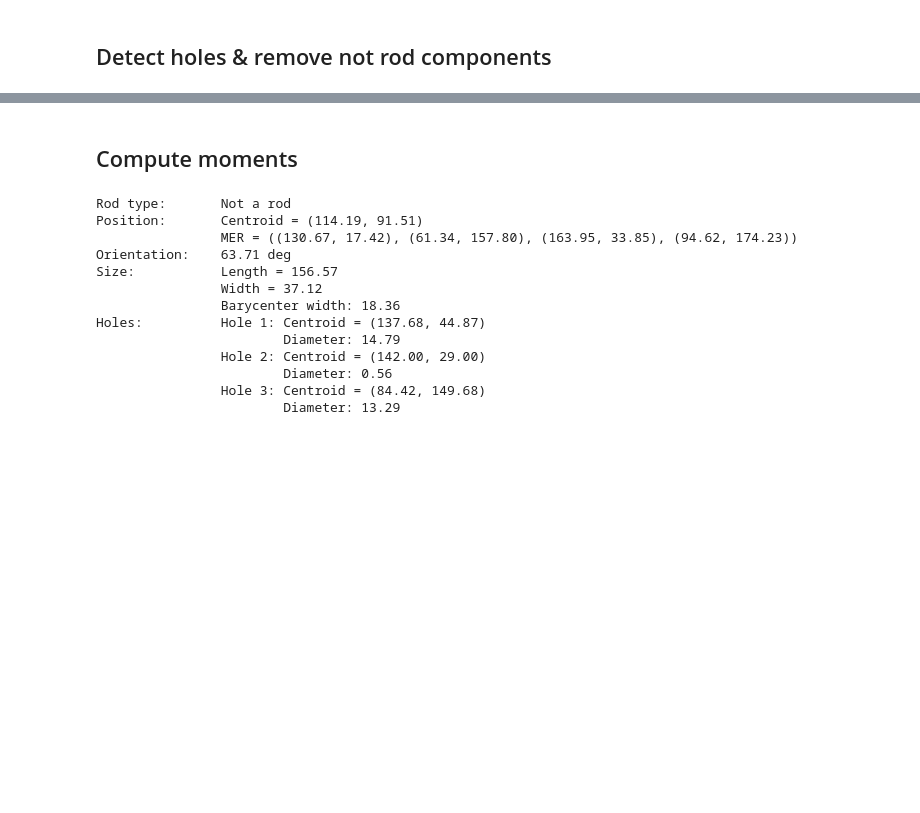
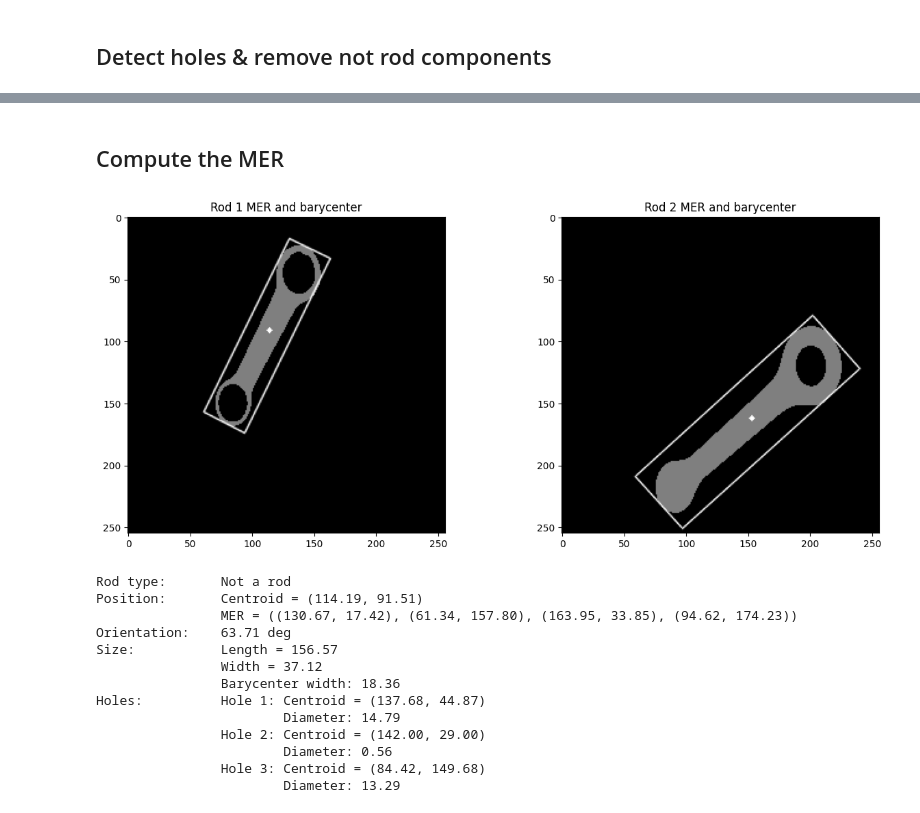
Before and after one commit to matteoperiani2/rod_analysis, a Jupyter notebook: project.ipynb, the cells around one changed output, grey strips where cells are left out. Drawn from its saved outputs; the diff is of its cells as text; code cells hidden in the pictures; blank space fills up the shorter version.

```diff
--- a/project.ipynb
+++ b/project.ipynb
@@ -276,5 +303,5 @@ plt.show()
 # %% [markdown]
-## Compute moments
+## Compute the MER
 # %%
 def compute_theta(moments):
     if (moments['mu20'] - moments['mu02']) == 0:
@@ -412,6 +439,54 @@ def get_barycenter_width(component, angle, centroid):
     wb_points = [wb_1, wb_2]
 
     return wb_points, width
+# %%
+rods_mer = []
+good_components = []
+good_centroids = []
+
+# just for visualization purpose
+fig, axs = plt.subplots(1,len(components), figsize=(15, 6))
+
+for idx, comp in enumerate(components):
+
+    num_labels_c, labels_c, stats_c, centroids_c = cv2.connectedComponentsWithStats(255 - comp, connectivity=CONNECTIVITY)
+
+    # get baricenter points and width
+    moments = cv2.moments(comp, binaryImage = True)
+    theta = compute_theta(moments)
+    #bar_points, bar_width = get_barycenter_width(component, theta, centroids[i])
+
+    # find MER
+    mer, length, width = find_mer(comp, theta, centroids[i])
+
+    enlongatedness = length / width
+
+    # if the object ins't a rod, it's ignored and removed from image (just for visualization purpose)
+    if len(holes[i-1]) == 0 or enlongatedness > 1.8:
+        good_components.append(comp)
+        good_centroids.append(centroids[idx])
+    else:
+        continue
+
+    # draw centroids
+    comp[comp == 255] = 127
+
+    cv2.circle(comp, (int(centroids[idx][0]), int(centroids[idx][1])), 2, (255, 255, 255), -1)
+
+    # draw mer
+    v1, v2, v3, v4 = mer[0], mer[1], mer[2], mer[3]
+    cv2.line(comp, (int(v1[0]), int(v1[1])), (int(v3[0]), int(v3[1])), (255, 255, 255), 1, cv2.LINE_AA)
+    cv2.line(comp, (int(v2[0]), int(v2[1])), (int(v1[0]), int(v1[1])), (255, 255, 255), 1, cv2.LINE_AA)
+    cv2.line(comp, (int(v3[0]), int(v3[1])), (int(v4[0]), int(v4[1])), (255, 255, 255), 1, cv2.LINE_AA)
+    cv2.line(comp, (int(v4[0]), int(v4[1])), (int(v2[0]), int(v2[1])), (255, 255, 255), 1, cv2.LINE_AA)
+
+    axs[idx].imshow(comp, cmap='gray')
+    axs[idx].set_title(f'Rod {idx+1} MER and barycenter')
+
+components = good_comps.copy()
+centroids = good_centroids.copy()
+# %% [output]
+[figure, added]
 # %%
 def print_rod_info(centroid, mer, angle, length, width, bar_width, holes, c):
     string = ""
```
Also changed, not shown: parts of 10 cells of this notebook.
